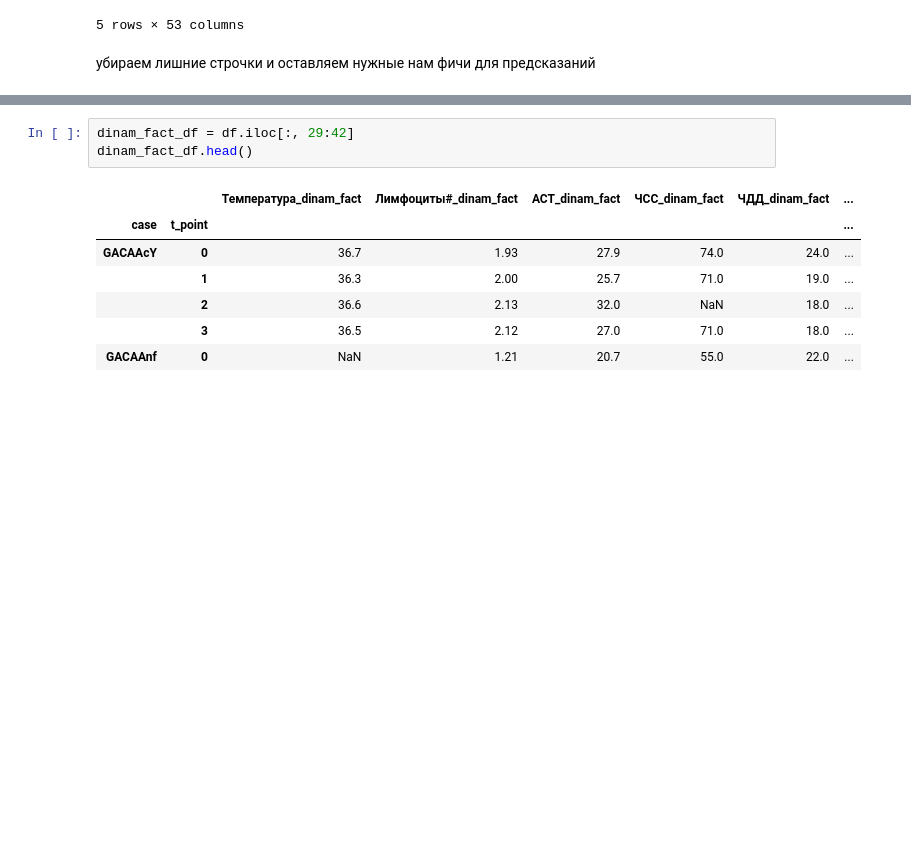
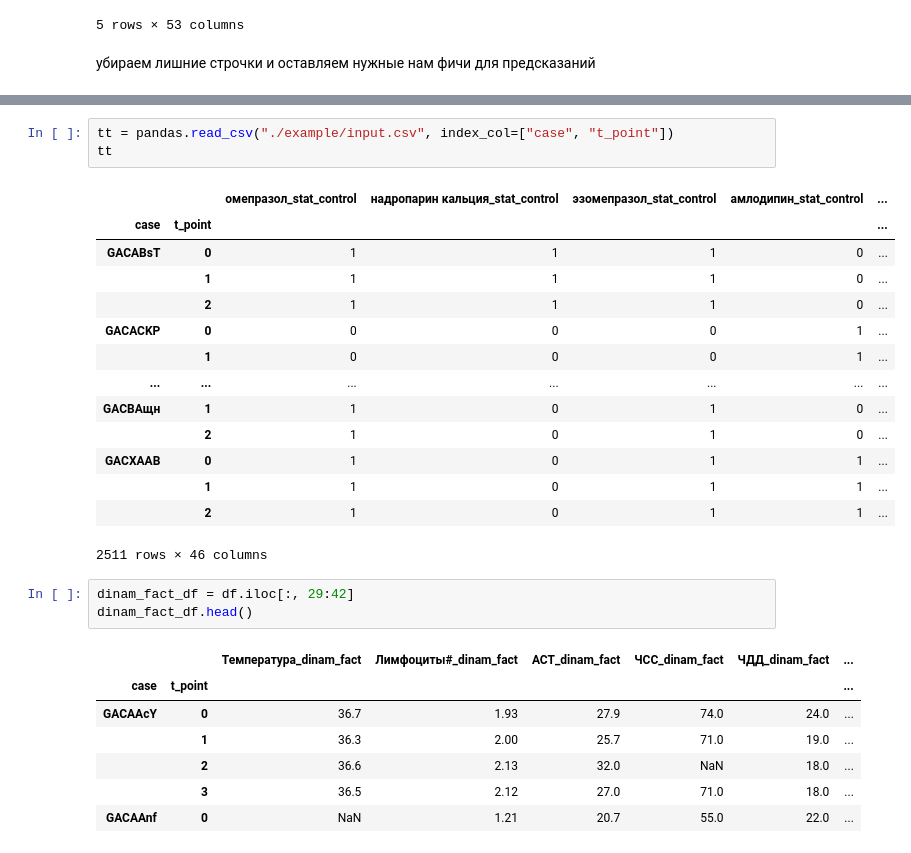
Before and after one commit to geniusserg/CovidPredict, a Jupyter notebook: data.ipynb, the cells around one changed output, grey strips where cells are left out. Drawn from its saved outputs; the diff is of its cells as text; blank space fills up the shorter version.

```diff
--- a/data.ipynb
+++ b/data.ipynb
@@ -45,3 +43,21 @@ df.haed()
+# %%
+tt = pandas.read_csv("./example/input.csv", index_col=["case", "t_point"])
+tt
+# %% [output]
+|  |  | омепразол_stat_control | надропарин кальция_stat_control | эзомепразол_stat_control | амлодипин_stat_control | ... |
+| case | t_point |  |  |  |  | ... |
+| GACABsT | 0 | 1 | 1 | 1 | 0 | ... |
+|  | 1 | 1 | 1 | 1 | 0 | ... |
+|  | 2 | 1 | 1 | 1 | 0 | ... |
+| GACACKP | 0 | 0 | 0 | 0 | 1 | ... |
+|  | 1 | 0 | 0 | 0 | 1 | ... |
+| ... | ... | ... | ... | ... | ... | ... |
+| GACBAщн | 1 | 1 | 0 | 1 | 0 | ... |
+|  | 2 | 1 | 0 | 1 | 0 | ... |
+| GACXAAB | 0 | 1 | 0 | 1 | 1 | ... |
+|  | 1 | 1 | 0 | 1 | 1 | ... |
+|  | 2 | 1 | 0 | 1 | 1 | ... |
+2511 rows × 46 columns
 # %%
 dinam_fact_df = df.iloc[:, 29:42]
 dinam_fact_df.head()
```
Also changed, not shown: parts of 9 cells of this notebook, 2 other files.
